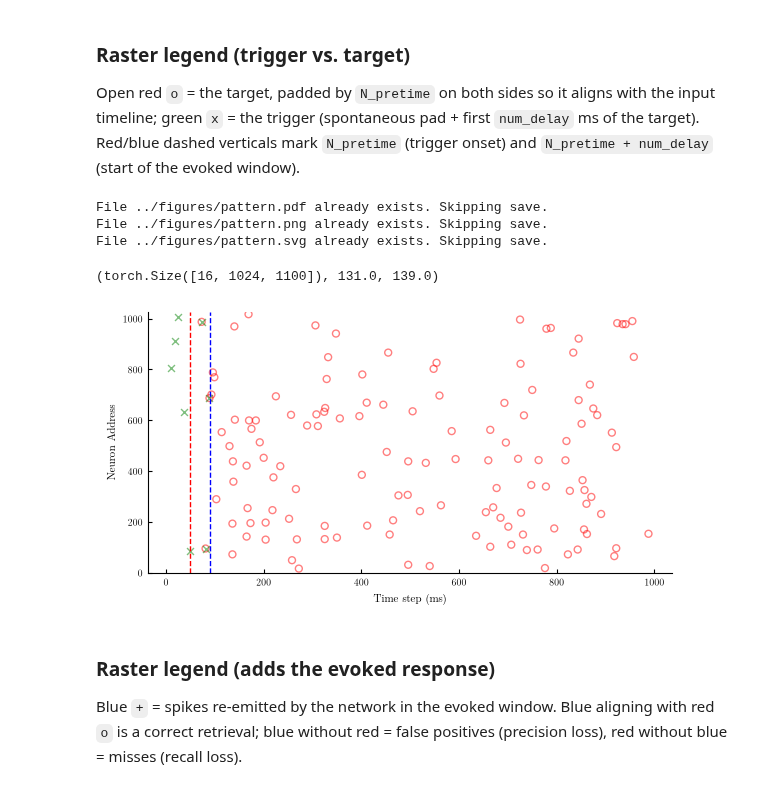
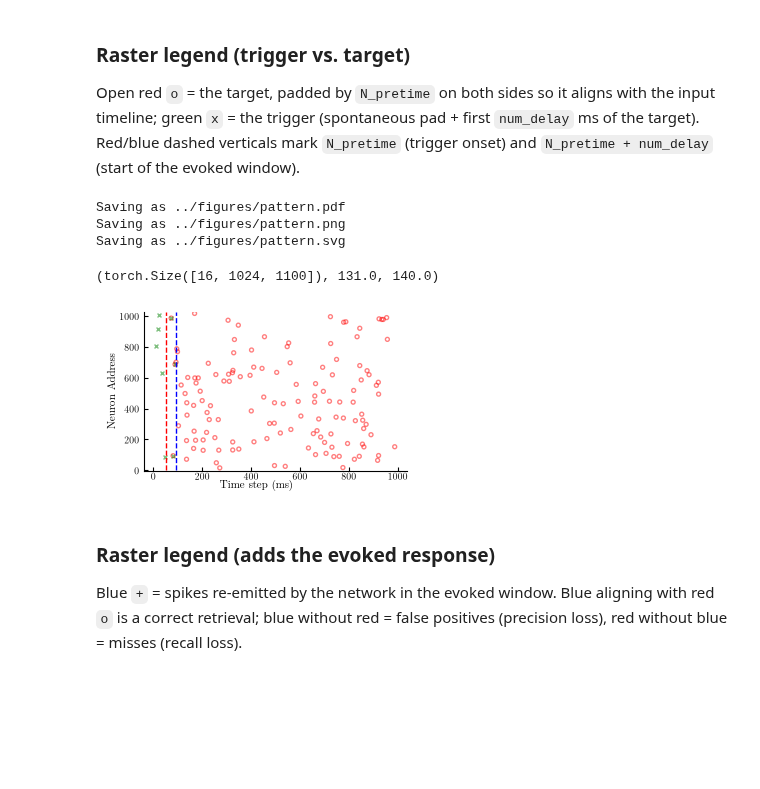
Before and after one commit to SpikeAI/MNESIS, a Jupyter notebook: src/11_MNESIS_learn-synthetic.ipynb, the cells around one changed output. Drawn from its saved outputs; the diff is of its cells as text; code cells hidden in the pictures; blank space fills up the shorter version.

```diff
--- a/src/11_MNESIS_learn-synthetic.ipynb
+++ b/src/11_MNESIS_learn-synthetic.ipynb
@@ -173,22 +173,37 @@ timeline; green `x` = the trigger (spontaneous pad + first `num_delay` ms of the
 Red/blue dashed verticals mark `N_pretime` (trigger onset) and `N_pretime + num_delay`
 (start of the evoked window).
 # %%
+# Drawn at its printed size: half of \textwidth (A4, 1 in margins), golden ratio, as
+# tex/tikz_snntorch.pdf, so both panels of fig:model share the same height at scale 1.
+# The axes are then pinned on the rows of that diagram (fractions of its height): top
+# of the axes on the output arrow tips, x axis on the bottom of the X[t] boxes, x label
+# on the baseline of the "t = 0" labels. bbox=None keeps that exact geometry.
+textwidth = 15.92  # (cm)
+tikz_border = 2 / 72.27 * 2.54  # standalone border (cm)
+tikz_y0, tikz_y1 = -3.427 - tikz_border, 3.627 + tikz_border  # bounding box (cm)
+tikz_frac = lambda y: (y - tikz_y0) / (tikz_y1 - tikz_y0)
+# "t = 0" is a \Large (14.4 pt) node centred on digits about 0.645 em high
+t_baseline = -3.0 - 0.645 * 14.4 / 72.27 * 2.54 / 2  # (cm)
+
 fig, ax = plt.subplots()
-splt.raster(target_full[opt.i_pattern, :opt.N_neuron_show, :opt.N_time_show].T, ax, s=25, facecolor='none', edgecolor='red',  marker='o', alpha=.5)
-splt.raster(input_spikes[opt.i_pattern, :opt.N_neuron_show, :opt.N_time_show].T, ax, s=25, c="green", marker='x', alpha=.5)
+splt.raster(target_full[opt.i_pattern, :opt.N_neuron_show, :opt.N_time_show].T, ax, s=8, facecolor='none', edgecolor='red',  marker='o', alpha=.5)
+splt.raster(input_spikes[opt.i_pattern, :opt.N_neuron_show, :opt.N_time_show].T, ax, s=8, c="green", marker='x', alpha=.5)
 ax.vlines([opt.N_pretime], 0, opt.N_neuron_show, 'r', ls='--')
 ax.vlines([opt.N_pretime+opt.num_delay], 0, opt.N_neuron_show, 'b', ls='--')
-ax.set_xlabel("Time step (ms)")
-ax.set_ylabel("Neuron Address")
+ax.set_xlabel("Time step (ms)", va='baseline')
+ax.xaxis.set_label_coords(0.5, tikz_frac(t_baseline), transform=fig.transFigure)
+ax.tick_params(axis='x', pad=1.0)
+ax.set_ylabel("Neuron Address", labelpad=1.5)
 ax.set_ylim(-1., opt.N_neuron_show + 1.)
-printfig(fig, 'pattern', fig_width=opt.fig_width, fig_height=opt.fig_height, figpath=figpath)
+fig.subplots_adjust(top=tikz_frac(2.45 + 0.45 + 0.6), bottom=tikz_frac(-2.05 - 0.45), left=0.135, right=0.99)
+printfig(fig, 'pattern', fig_width=0.49*textwidth, fig_height=0.49*textwidth/opt.phi, figpath=figpath, bbox=None, do_overwrite=True)
 spikes.shape, spikes[opt.i_pattern, :opt.N_neuron_show, :opt.N_time_show].sum().item(), target[opt.i_pattern, :, :].sum().item()
 # %% [output]
-File ../figures/pattern.pdf already exists. Skipping save.
-File ../figures/pattern.png already exists. Skipping save.
-File ../figures/pattern.svg already exists. Skipping save.
+Saving as ../figures/pattern.pdf
+Saving as ../figures/pattern.png
+Saving as ../figures/pattern.svg
-(torch.Size([16, 1024, 1100]), 131.0, 139.0)
+(torch.Size([16, 1024, 1100]), 131.0, 140.0)
-[figure, old version]
+[figure, new version]
 # %% [markdown]
 ### Raster legend (adds the evoked response)
 
```
Also changed, not shown: parts of 5 cells of this notebook, 6 other files.
